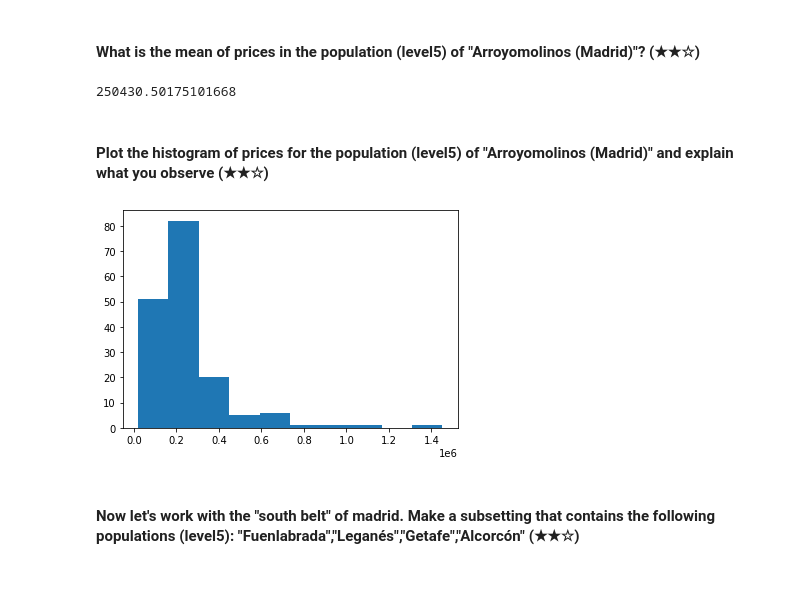
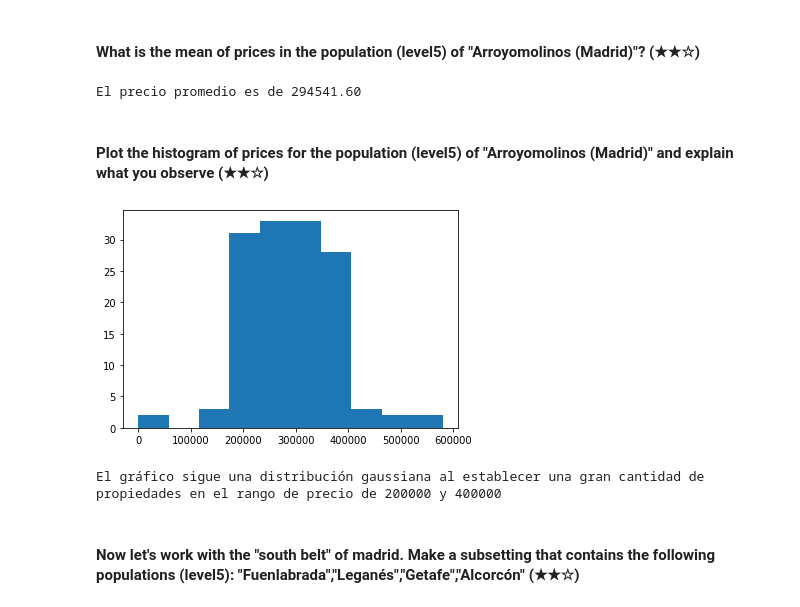
Before and after one commit to 4GeeksAcademy/realestate-datacleanup-exercise, a Jupyter notebook: project.ipynb, the cells around one changed output. Drawn from its saved outputs; the diff is of its cells as text; code cells hidden in the pictures; blank space fills up the shorter version.

```diff
--- a/project.ipynb
+++ b/project.ipynb
@@ -152,18 +148,23 @@ df.dropna()
 0 rows × 37 columns
 # %% [markdown]
 #### What is the mean of prices in the population (level5) of "Arroyomolinos (Madrid)"? (★★☆)
-# %%
-df2= df.groupby(['level5'])['price'].mean().reset_index(name= 'Precio').sort_values(by='Precio', ascending=False)
-df2['Precio'].mean()
-# %% [output]
-250430.50175101668
+# %%
+df2= df[df['level5'] == 'Arroyomolinos (Madrid)']
+promedio= df2['price'].mean()
+print('El precio promedio es de {:.2f}'.format(promedio))
+# %% [output]
+El precio promedio es de 294541.60
 # %% [markdown]
 #### Plot the histogram of prices for the population (level5) of "Arroyomolinos (Madrid)" and explain what you observe (★★☆)
-# %%
-plt.hist(df2['Precio'])
-plt.show()
-# %% [output]
-[figure, removed]
+# %%
+df2= df2[df2['level5'] == 'Arroyomolinos (Madrid)']
+plt.hist(df2['price'])
+plt.show()
+print()
+print("El gráfico sigue una distribución gaussiana al establecer una gran cantidad de propiedades en el rango de precio de 200000 y 400000")
+# %% [output]
+[figure, added]
+El gráfico sigue una distribución gaussiana al establecer una gran cantidad de propiedades en el rango de precio de 200000 y 400000
 # %% [markdown]
 #### Now let's work with the "south belt" of madrid. Make a subsetting that contains the following populations (level5): "Fuenlabrada","Leganés","Getafe","Alcorcón" (★★☆)
 # %%
```
Also changed, not shown: parts of 2 cells of this notebook.
